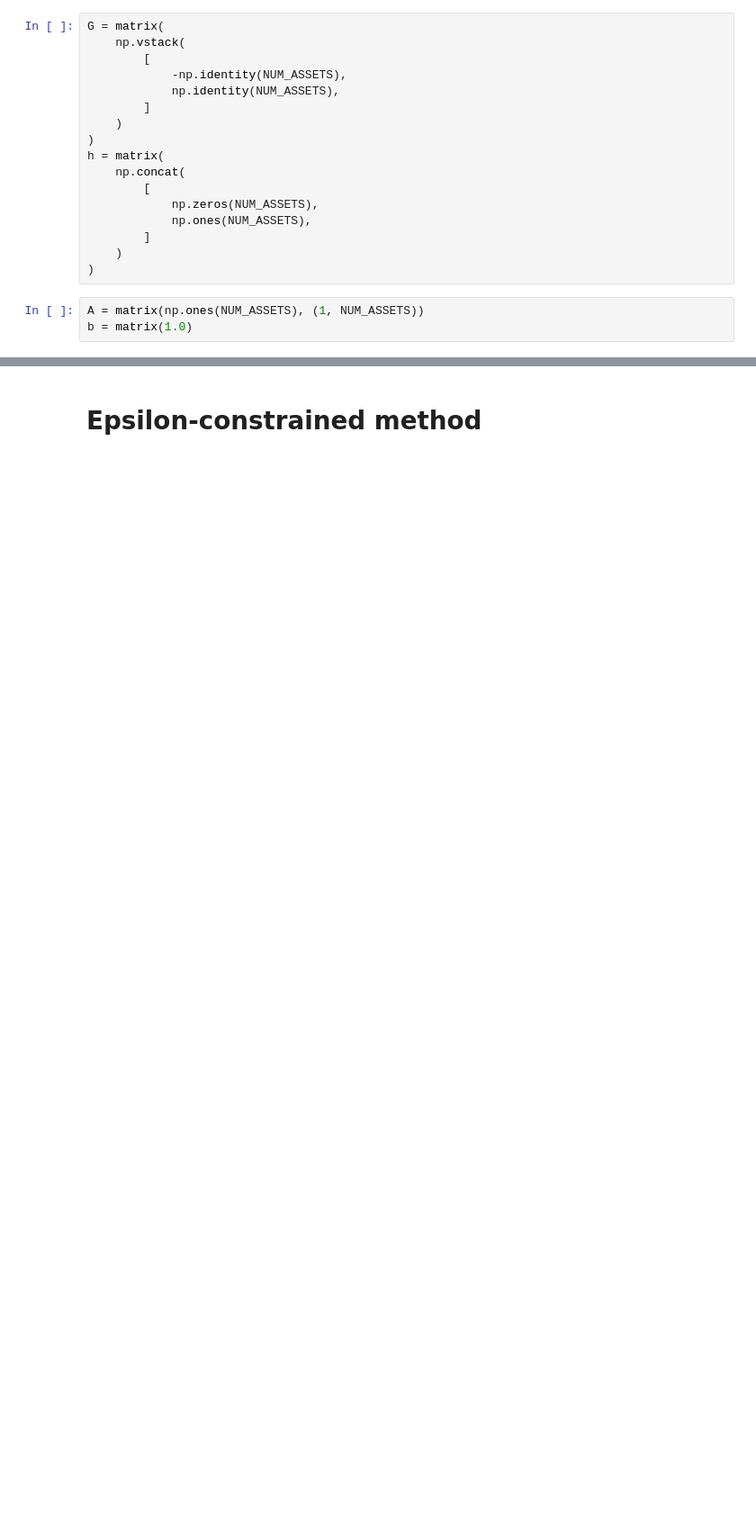
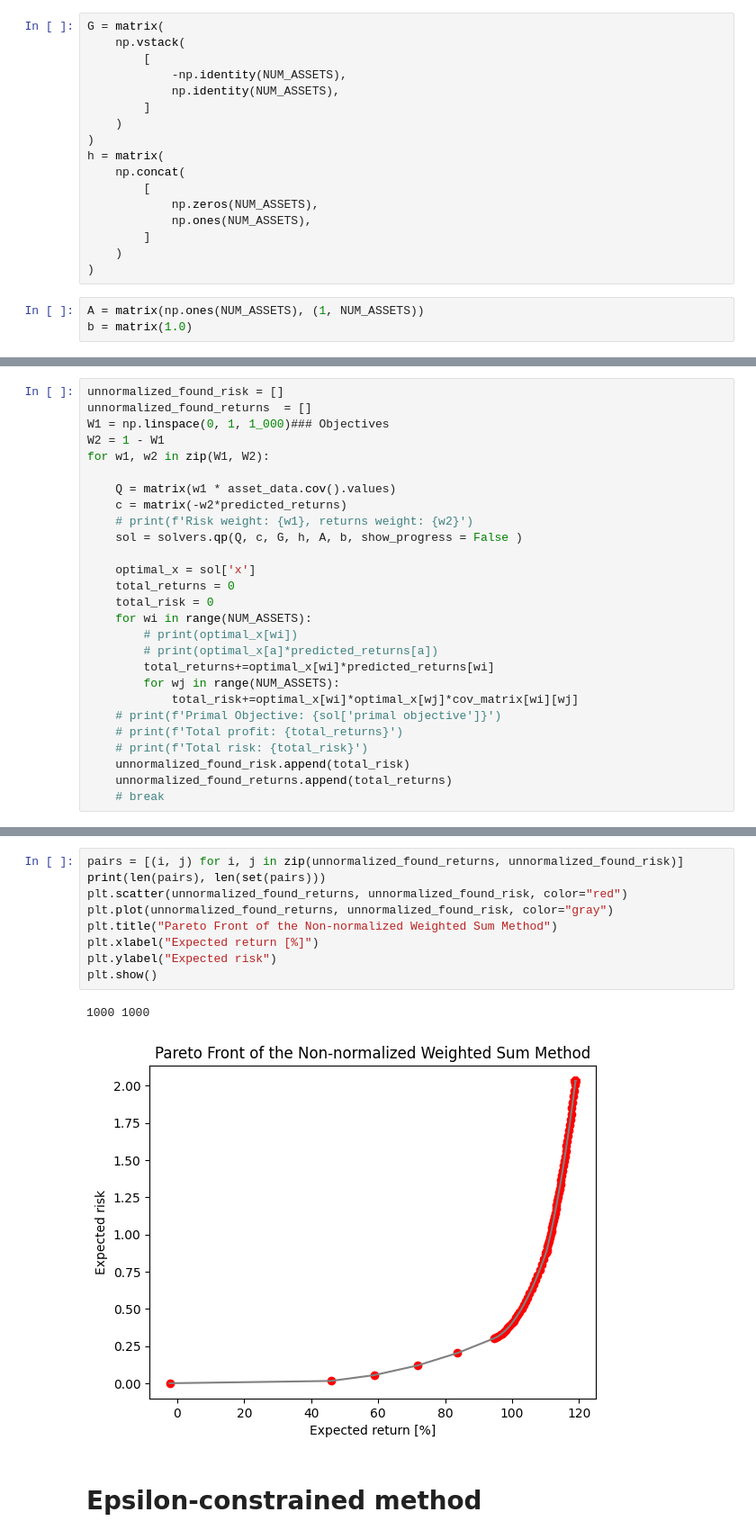
Before and after one commit to BbqGamer/moo, a Jupyter notebook: Script1.ipynb, the cells around one changed output, grey strips where cells are left out. Shown at 90% size. Cells and saved outputs as stored; diff of their text form; blank space fills up the shorter version.

```diff
--- a/Script1.ipynb
+++ b/Script1.ipynb
@@ -406,0 +423,27 @@ Total risk: 0.0001763799802451258
+# %%
+unnormalized_found_risk = []
+unnormalized_found_returns  = []
+W1 = np.linspace(0, 1, 1_000)### Objectives
+W2 = 1 - W1
+for w1, w2 in zip(W1, W2):
+
+    Q = matrix(w1 * asset_data.cov().values)
+    c = matrix(-w2*predicted_returns)
+    # print(f'Risk weight: {w1}, returns weight: {w2}')
+    sol = solvers.qp(Q, c, G, h, A, b, show_progress = False )
+
+    optimal_x = sol['x']
+    total_returns = 0
+    total_risk = 0
+    for wi in range(NUM_ASSETS):
+        # print(optimal_x[wi])
+        # print(optimal_x[a]*predicted_returns[a])
+        total_returns+=optimal_x[wi]*predicted_returns[wi]
+        for wj in range(NUM_ASSETS):
+            total_risk+=optimal_x[wi]*optimal_x[wj]*cov_matrix[wi][wj]
+    # print(f'Primal Objective: {sol['primal objective']}')
+    # print(f'Total profit: {total_returns}')
+    # print(f'Total risk: {total_risk}')
+    unnormalized_found_risk.append(total_risk)
+    unnormalized_found_returns.append(total_returns)
+    # break
@@ -407,2 +462,14 @@ Total risk: 0.0001763799802451258
+# %%
+pairs = [(i, j) for i, j in zip(unnormalized_found_returns, unnormalized_found_risk)]
+print(len(pairs), len(set(pairs)))
+plt.scatter(unnormalized_found_returns, unnormalized_found_risk, color="red")
+plt.plot(unnormalized_found_returns, unnormalized_found_risk, color="gray")
+plt.title("Pareto Front of the Non-normalized Weighted Sum Method")
+plt.xlabel("Expected return [%]")
+plt.ylabel("Expected risk")
+plt.show()
+# %% [output]
+1000 1000
+[figure, added]
 # %% [markdown]
 # Epsilon-constrained method
```
Also changed, not shown: parts of 8 cells of this notebook.
